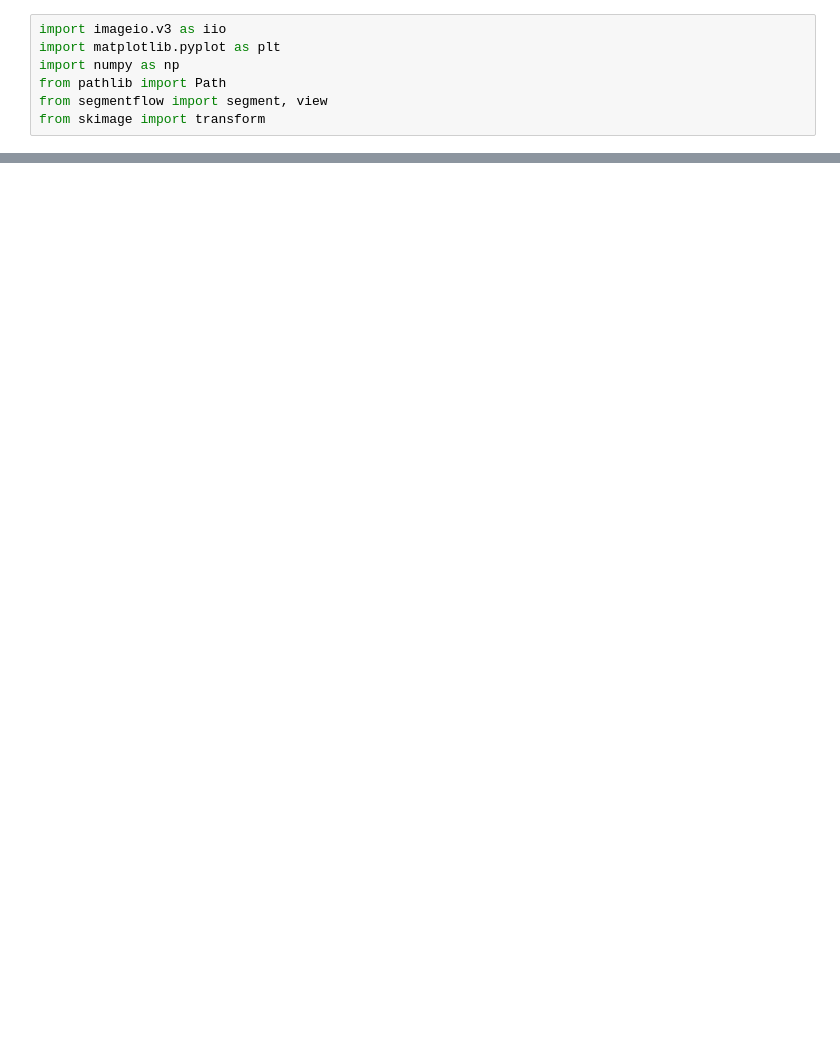
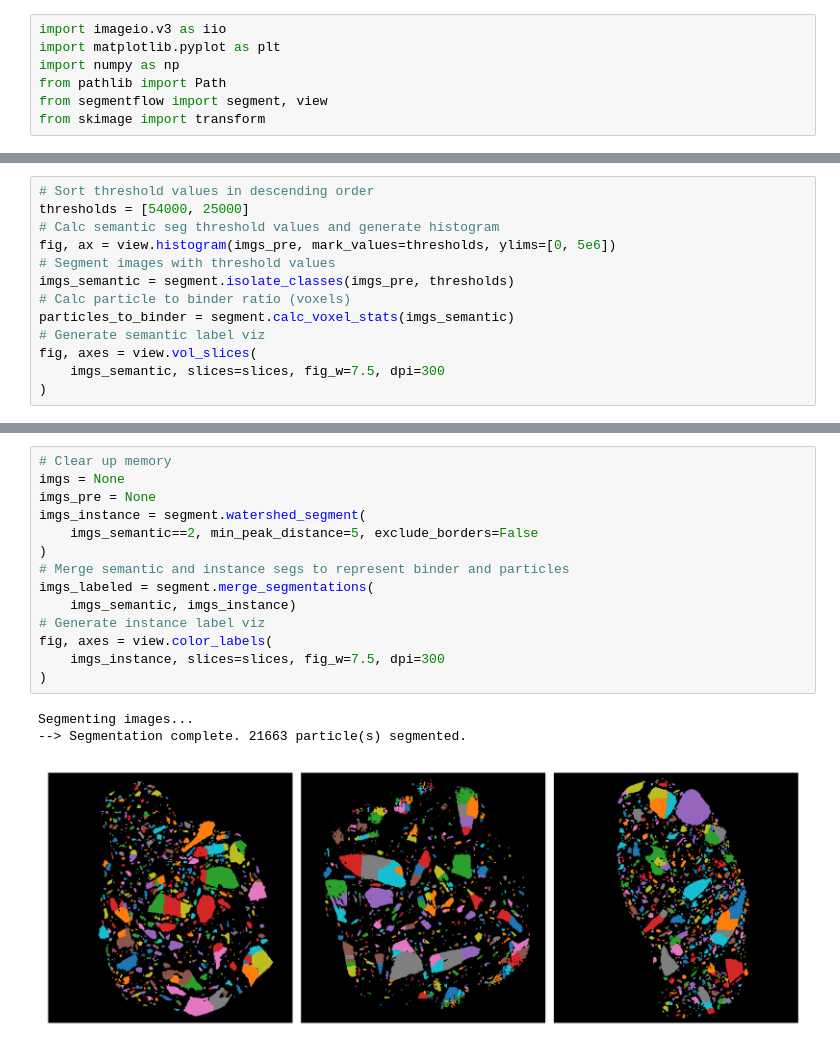
Before and after one commit to GusBusDraws/mhe-analysis, a Jupyter notebook: nbs/51-downsample-prill.ipynb, the cells around one changed output, grey strips where cells are left out. Saved outputs shown, nothing was run; the diff lists cells and outputs as text; blank space fills up the shorter version.

```diff
--- a/nbs/51-downsample-prill.ipynb
+++ b/nbs/51-downsample-prill.ipynb
@@ -57,0 +73,13 @@ Loading images...
+# %%
+# Sort threshold values in descending order
+thresholds = [54000, 25000]
+# Calc semantic seg threshold values and generate histogram
+fig, ax = view.histogram(imgs_pre, mark_values=thresholds, ylims=[0, 5e6])
+# Segment images with threshold values
+imgs_semantic = segment.isolate_classes(imgs_pre, thresholds)
+# Calc particle to binder ratio (voxels)
+particles_to_binder = segment.calc_voxel_stats(imgs_semantic)
+# Generate semantic label viz
+fig, axes = view.vol_slices(
+    imgs_semantic, slices=slices, fig_w=7.5, dpi=300
+)
@@ -57,0 +96,18 @@ Loading images...
+# %%
+# Clear up memory
+imgs = None
+imgs_pre = None
+imgs_instance = segment.watershed_segment(
+    imgs_semantic==2, min_peak_distance=5, exclude_borders=False
+)
+# Merge semantic and instance segs to represent binder and particles
+imgs_labeled = segment.merge_segmentations(
+    imgs_semantic, imgs_instance)
+# Generate instance label viz
+fig, axes = view.color_labels(
+    imgs_instance, slices=slices, fig_w=7.5, dpi=300
+)
+# %% [output]
+Segmenting images...
+--> Segmentation complete. 21663 particle(s) segmented.
+[figure, added]
```
Also changed, not shown: parts of 7 cells of this notebook.
